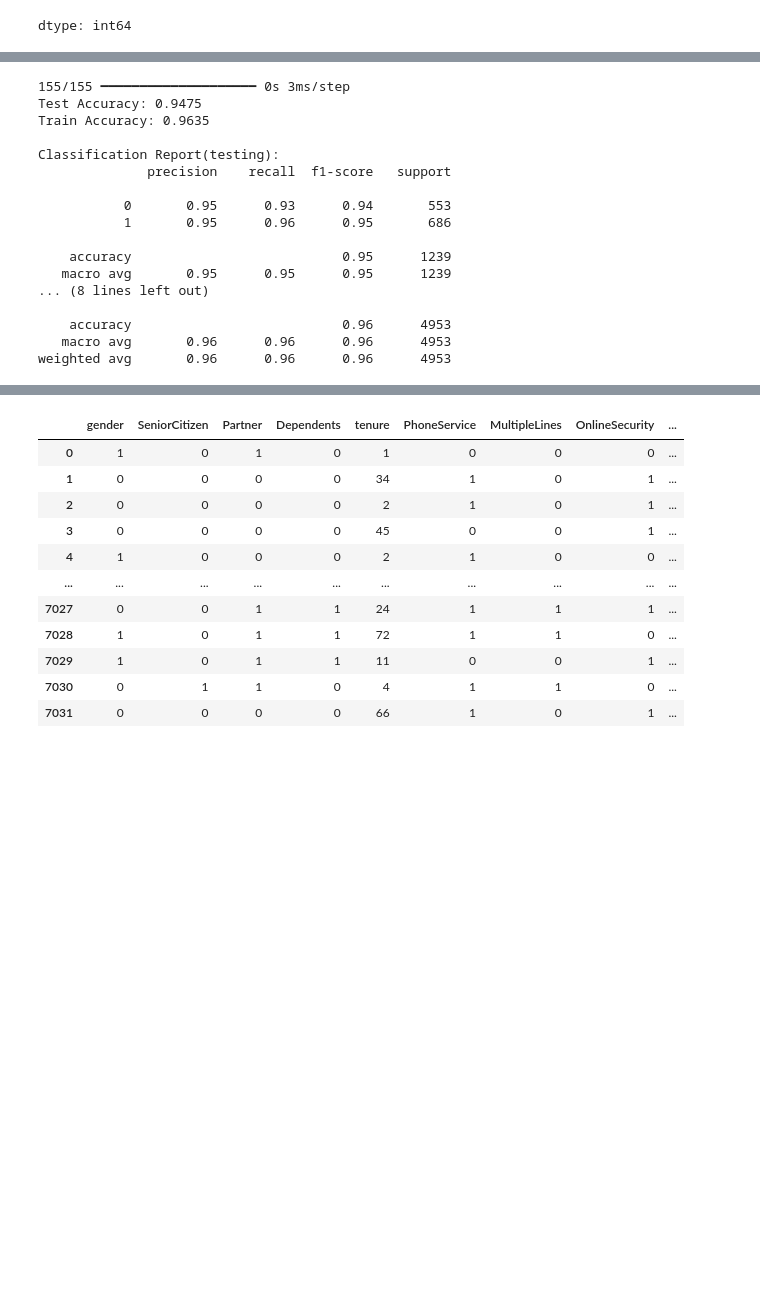
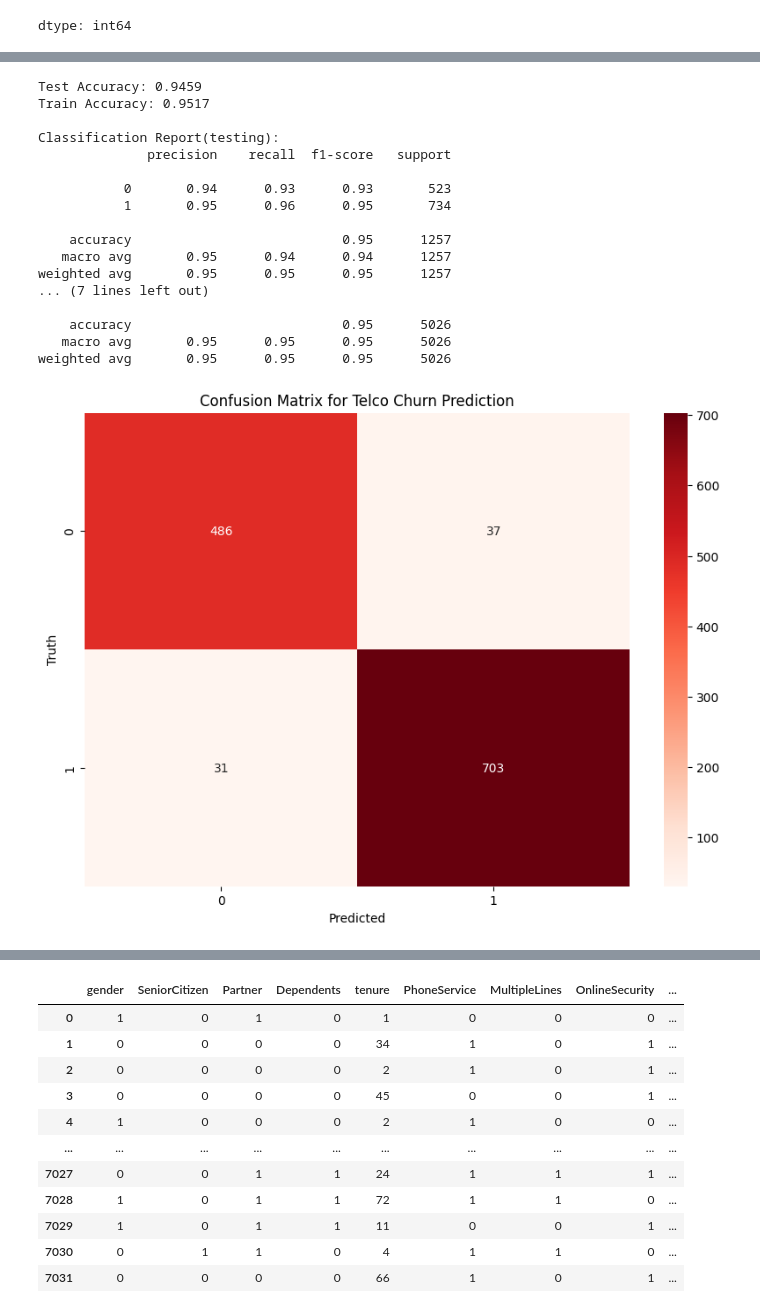
Before and after one commit to Rashilajayasinghe/Customer-Churn-Prediction, a Jupyter notebook: churnpredictor.ipynb, the cells around one changed output, grey strips where cells are left out. Cells and saved outputs as stored; diff of their text form; code cells hidden in the pictures; blank space fills up the shorter version.

```diff
--- a/churnpredictor.ipynb
+++ b/churnpredictor.ipynb
@@ -174,22 +217,3 @@ X_test.shape
 (1407, 26)
 # %% [markdown]
 ## Building the ANN Model
-# %%
-
-import tensorflow as tf
-from tensorflow import keras
-
-
-model = keras.Sequential([
-    keras.layers.Dense(26, input_shape=(26,), activation='relu'),
-    keras.layers.Dense(15, activation='relu'),
-    keras.layers.Dense(1, activation='sigmoid')
-])
-
-# opt = keras.optimizers.Adam(learning_rate=0.01)
-
-model.compile(optimizer='adam',
-              loss='binary_crossentropy',
-              metrics=['accuracy'])
-
-model.fit(X_train, y_train, epochs=100)
@@ -376,0 +353,6 @@ y_pred[:10]
+# %%
+
+grid_search.fit(xr_train2, yr_train2)
+
+print("Best parameters found: ", grid_search.best_params_)
+print("Best cross-validation score: {:.4f}".format(grid_search.best_score_))
@@ -391,11 +381,11 @@ yr_test2[:10]
 dtype: int64
 # %%
-from sklearn.metrics import confusion_matrix , classification_report
-import numpy as np
 
-# Convert continuous predictions to binary (0 or 1) for the training set
-y_pred_train= (model2.predict(xr_train2) > 0.5).astype(int)
+best_model = grid_search.best_estimator_
 
+# Predict
+y_pred_train = best_model.predict(xr_train2)
+y_pred = best_model.predict(xr_test2)
 
 # Calculate and print the accuracy score
 accuracy_test = accuracy_score(yr_test2, y_pred)
@@ -409,23 +399,36 @@ print(classification_report(yr_test2,y_pred))
 print("\nClassification Report(training):")
 print(classification_report(yr_train2,y_pred_train))
 # %% [output]
-155/155 ━━━━━━━━━━━━━━━━━━━━ 0s 3ms/step
-Test Accuracy: 0.9475
-Train Accuracy: 0.9635
+Test Accuracy: 0.9459
+Train Accuracy: 0.9517
 
 Classification Report(testing):
               precision    recall  f1-score   support
 
-           0       0.95      0.93      0.94       553
-           1       0.95      0.96      0.95       686
+           0       0.94      0.93      0.93       523
+           1       0.95      0.96      0.95       734
 
-    accuracy                           0.95      1239
-   macro avg       0.95      0.95      0.95      1239
-... (8 lines left out)
+    accuracy                           0.95      1257
+   macro avg       0.95      0.94      0.94      1257
+weighted avg       0.95      0.95      0.95      1257
+... (7 lines left out)
 
-    accuracy                           0.96      4953
-   macro avg       0.96      0.96      0.96      4953
-weighted avg       0.96      0.96      0.96      4953
+    accuracy                           0.95      5026
+   macro avg       0.95      0.95      0.95      5026
+weighted avg       0.95      0.95      0.95      5026
+# %%
+cm = confusion_matrix(yr_test2, y_pred)
+
+plt.figure(figsize = (10,7))
+# fmt='d' ensures the numbers are displayed as integers
+# Added cmap='Blues' for better visual distinction
+sn.heatmap(cm, annot=True, fmt='d', cmap='Reds')
+plt.xlabel('Predicted')
+plt.ylabel('Truth')
+plt.title('Confusion Matrix for Telco Churn Prediction')
+plt.show()
+# %% [output]
+[figure, added]
 # %%
 import matplotlib.pyplot as plt
 import numpy as np
```
Also changed, not shown: parts of 36 cells of this notebook.
